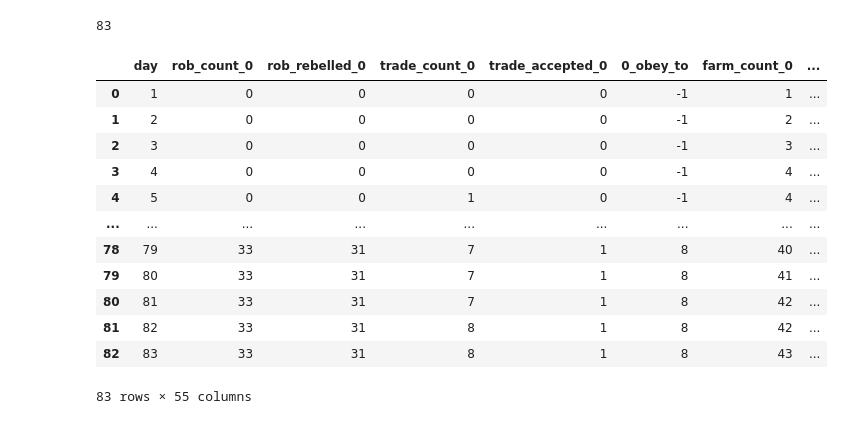
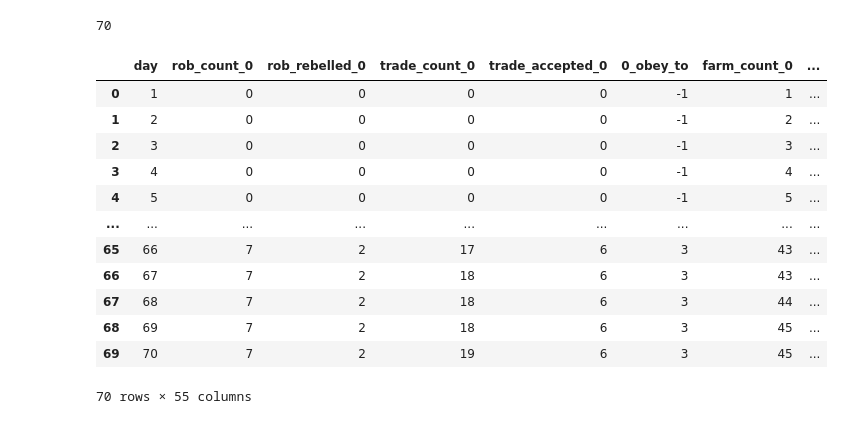
Before and after one commit to vichua2006/LLM-Social-Simulation, a Jupyter notebook: JupyterNotebook/csv_viewer.ipynb, the cells around one changed output. Cells and saved outputs as stored; diff of their text form; code cells hidden in the pictures.

```diff
--- a/JupyterNotebook/csv_viewer.ipynb
+++ b/JupyterNotebook/csv_viewer.ipynb
@@ -1,30 +1,30 @@
 # %%
 import pandas as pd
 import csv
 import numpy as np
-file_name="D:\StudyLife\Github\LLM-Social-Simulation\Log\\12, 02 25AM.csv" #TODO: enter file path here
+file_name="D:\StudyLife\Github\LLM-Social-Simulation\CSV\\6.1-1 52Days.csv" #TODO: enter file path here
 data=[]
 pd.set_option('display.max_columns', 500)
 start_index=1 #The index at which actual data starts.
 df=pd.read_csv(file_name)
 day = df.shape[0]
 print(day)
 df
 # %% [output]
-83
+70
 |  | day | rob_count_0 | rob_rebelled_0 | trade_count_0 | trade_accepted_0 | 0_obey_to | farm_count_0 | ... |
 | 0 | 1 | 0 | 0 | 0 | 0 | -1 | 1 | ... |
 | 1 | 2 | 0 | 0 | 0 | 0 | -1 | 2 | ... |
 | 2 | 3 | 0 | 0 | 0 | 0 | -1 | 3 | ... |
 | 3 | 4 | 0 | 0 | 0 | 0 | -1 | 4 | ... |
-| 4 | 5 | 0 | 0 | 1 | 0 | -1 | 4 | ... |
+| 4 | 5 | 0 | 0 | 0 | 0 | -1 | 5 | ... |
 | ... | ... | ... | ... | ... | ... | ... | ... | ... |
-| 78 | 79 | 33 | 31 | 7 | 1 | 8 | 40 | ... |
-| 79 | 80 | 33 | 31 | 7 | 1 | 8 | 41 | ... |
-| 80 | 81 | 33 | 31 | 7 | 1 | 8 | 42 | ... |
-| 81 | 82 | 33 | 31 | 8 | 1 | 8 | 42 | ... |
-| 82 | 83 | 33 | 31 | 8 | 1 | 8 | 43 | ... |
+| 65 | 66 | 7 | 2 | 17 | 6 | 3 | 43 | ... |
+| 66 | 67 | 7 | 2 | 18 | 6 | 3 | 43 | ... |
+| 67 | 68 | 7 | 2 | 18 | 6 | 3 | 44 | ... |
+| 68 | 69 | 7 | 2 | 18 | 6 | 3 | 45 | ... |
+| 69 | 70 | 7 | 2 | 19 | 6 | 3 | 45 | ... |
-83 rows × 55 columns
+70 rows × 55 columns
 # %%
  # Filter rob_count columns
 rob_count_columns = [col for col in df.columns if 'rob_count' in col]
```
Also changed, not shown: parts of 4 cells of this notebook, 1 other file.
